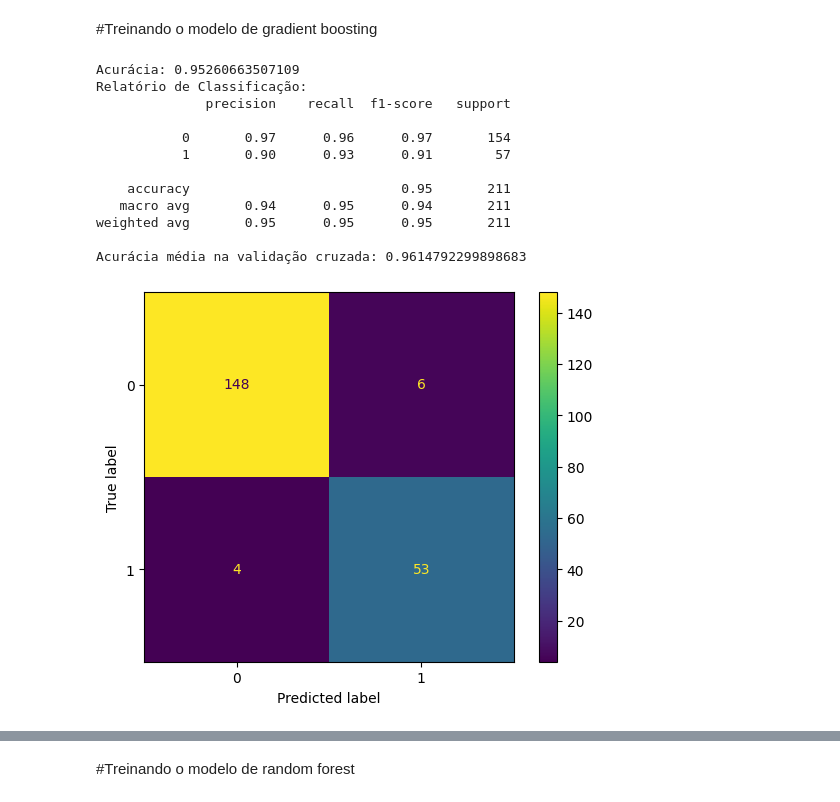
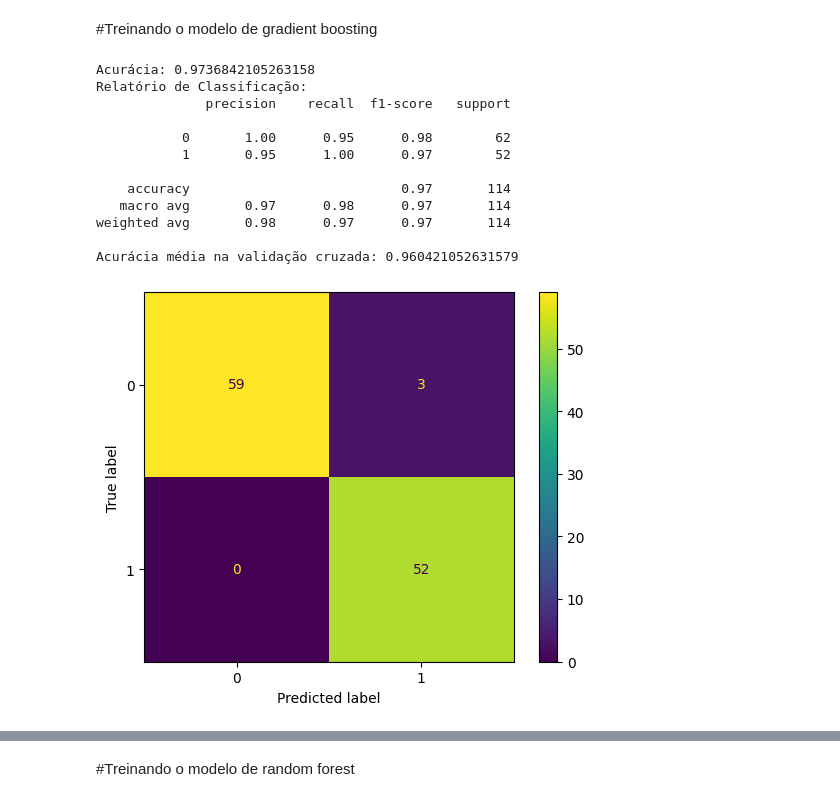
Before and after one commit to carinalanchine/aprendizado-de-maquina-saude, a Jupyter notebook: Projeto de aplicação/main.ipynb, the cells around one changed output, grey strips where cells are left out. Saved outputs shown, nothing was run; the diff lists cells and outputs as text; code cells hidden in the pictures.

```diff
--- a/Projeto de aplicação/main.ipynb
+++ b/Projeto de aplicação/main.ipynb
@@ -175,0 +186,6 @@ Name: autism, dtype: int64
+# %%
+# fazer undersampling
+undersampler = RandomUnderSampler(random_state=42)
+(X,y) = undersampler.fit_resample(X,y)
+contagem = y.value_counts()
+print(contagem)
@@ -232,39 +249,41 @@ plt.show()
 # %% [markdown]
 #Treinando o modelo de gradient boosting
 # %%
-gbmc = GradientBoostingClassifier().fit(x_train,y_train)
+gbmc = GradientBoostingClassifier(
+  max_depth=2,
+).fit(x_train,y_train)
 y_pred = gbmc.predict(x_test)
 
 # acurácia
 print("Acurácia:", accuracy_score(y_test, y_pred))
 
 # relatório detalhado
 print("Relatório de Classificação:")
 print(classification_report(y_test, y_pred))
 
 scores = cross_val_score(gbmc, X, y, cv=5)
 print("Acurácia média na validação cruzada:", scores.mean())
 
 # matriz de confusão
 cm = confusion_matrix(y_test, y_pred)
 disp = ConfusionMatrixDisplay(confusion_matrix=cm)
 disp.plot(xticks_rotation='horizontal')
 
 tree = gbmc.estimators_[0, 0]
 plt.figure(figsize=(20, 20))
 plot_tree(tree, filled=True, feature_names=X.columns, rounded=True)
 plt.show()
 # %% [output]
-Acurácia: 0.95260663507109
+Acurácia: 0.9736842105263158
 Relatório de Classificação:
               precision    recall  f1-score   support
 
-           0       0.97      0.96      0.97       154
-           1       0.90      0.93      0.91        57
+           0       1.00      0.95      0.98        62
+           1       0.95      1.00      0.97        52
 
-    accuracy                           0.95       211
-   macro avg       0.94      0.95      0.94       211
-weighted avg       0.95      0.95      0.95       211
+    accuracy                           0.97       114
+   macro avg       0.97      0.98      0.97       114
+weighted avg       0.98      0.97      0.97       114
 
-Acurácia média na validação cruzada: 0.9614792299898683
+Acurácia média na validação cruzada: 0.960421052631579
-[figure, old version]
+[figure, new version]
```
Also changed, not shown: parts of 10 cells of this notebook.
